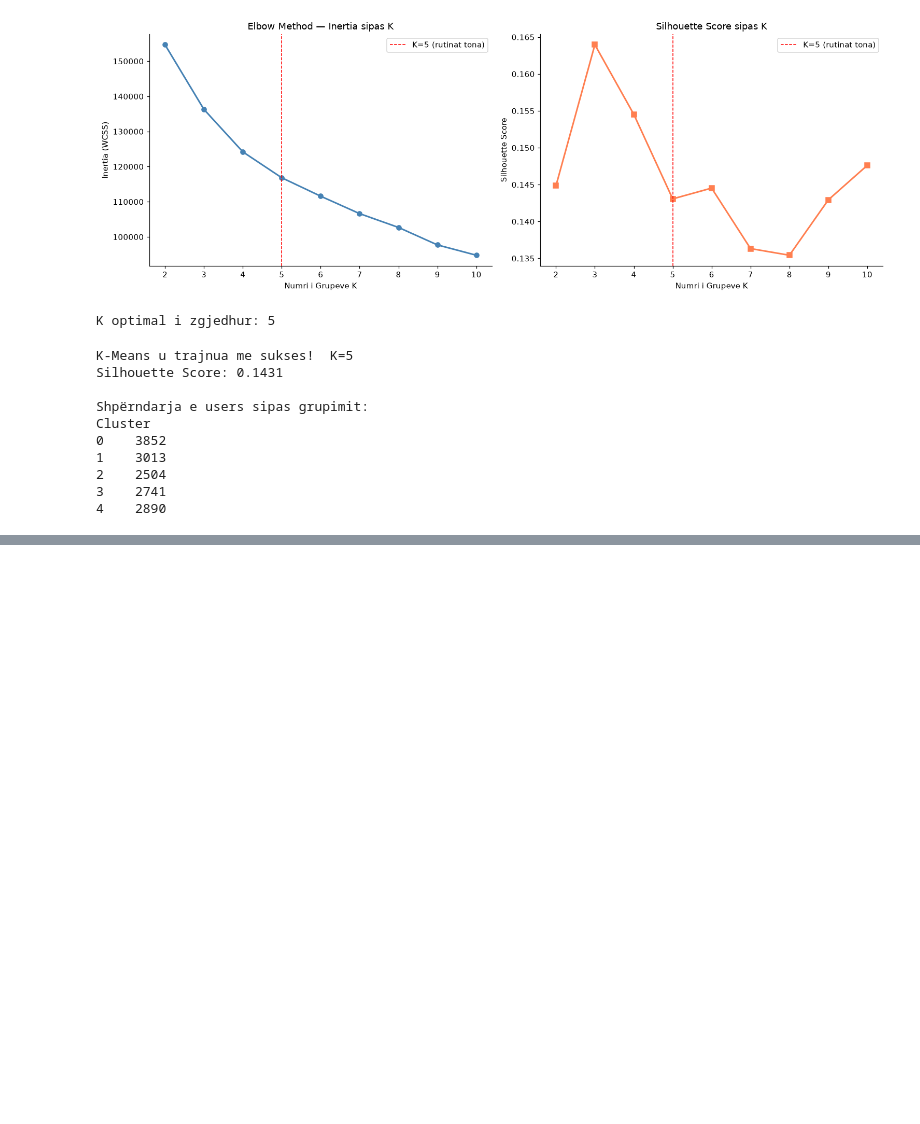
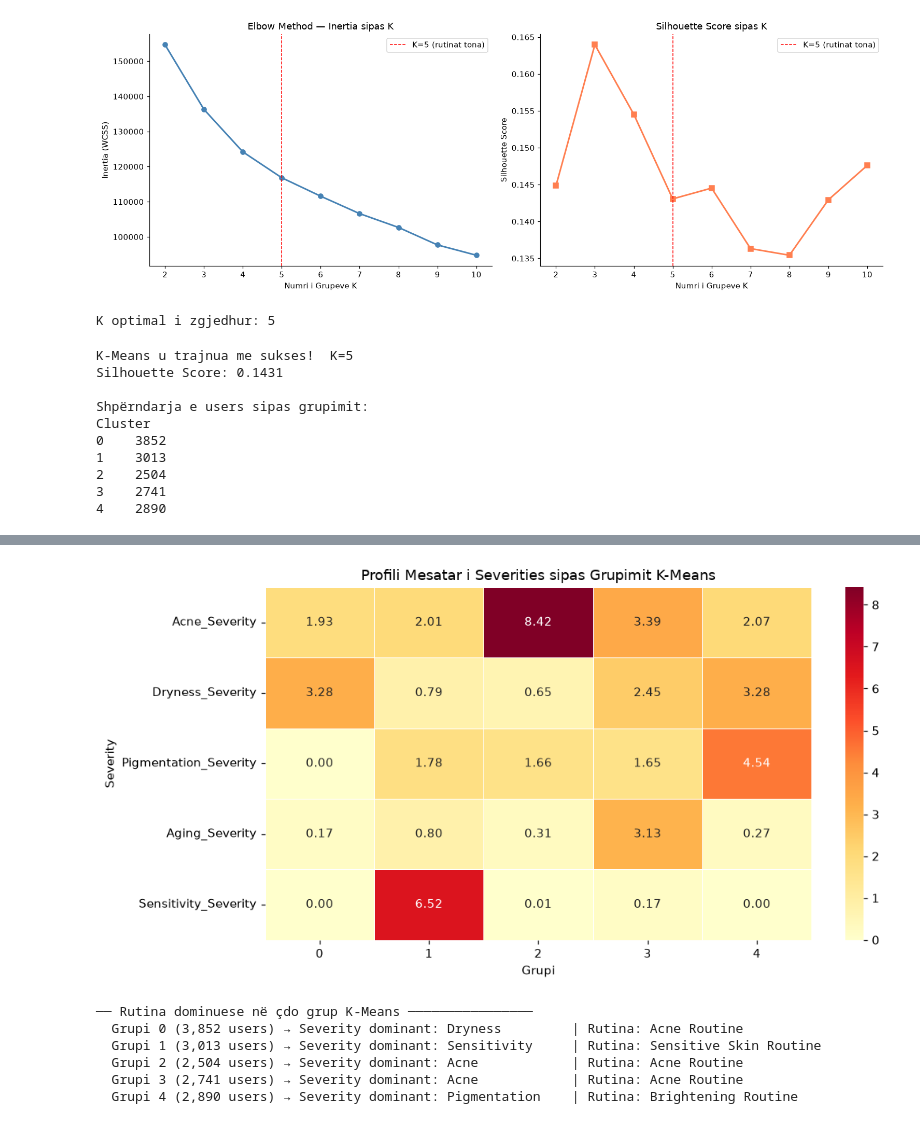
Before and after one commit to Sara587979/AI-Skincare-Personalization, a Jupyter notebook: skincare_ml.ipynb, the cells around one changed output, grey strips where cells are left out. Drawn from its saved outputs; the diff is of its cells as text; code cells hidden in the pictures; blank space fills up the shorter version.

```diff
--- a/skincare_ml.ipynb
+++ b/skincare_ml.ipynb
@@ -1365,0 +1403,31 @@ Cluster
+# %%
+# Profili mesatar i çdo grupi
+severity_cols_km = ['Acne_Severity', 'Dryness_Severity', 'Pigmentation_Severity',
+                    'Aging_Severity', 'Sensitivity_Severity']
+
+profile = users_clustered.groupby('Cluster')[severity_cols_km].mean().round(2)
+
+fig, ax = plt.subplots(figsize=(10, 5))
+sns.heatmap(profile.T, annot=True, fmt='.2f', cmap='YlOrRd',
+            linewidths=0.5, ax=ax)
+ax.set_title('Profili Mesatar i Severities sipas Grupimit K-Means')
+ax.set_xlabel('Grupi')
+ax.set_ylabel('Severity')
+plt.tight_layout()
+plt.show()
+
+print("── Rutina dominuese në çdo grup K-Means ────────────────")
+for i in range(optimal_k):
+    grp = users_clustered[users_clustered['Cluster'] == i]
+    dominant_routine  = grp['Routine'].value_counts().idxmax()
+    dominant_severity = profile.loc[i].idxmax().replace('_Severity', '')
+    n = len(grp)
+    print(f"  Grupi {i} ({n:,} users) → Severity dominant: {dominant_severity:<15} | Rutina: {dominant_routine}")
+# %% [output]
+[figure, added]
+── Rutina dominuese në çdo grup K-Means ────────────────
+  Grupi 0 (3,852 users) → Severity dominant: Dryness         | Rutina: Acne Routine
+  Grupi 1 (3,013 users) → Severity dominant: Sensitivity     | Rutina: Sensitive Skin Routine
+  Grupi 2 (2,504 users) → Severity dominant: Acne            | Rutina: Acne Routine
+  Grupi 3 (2,741 users) → Severity dominant: Acne            | Rutina: Acne Routine
+  Grupi 4 (2,890 users) → Severity dominant: Pigmentation    | Rutina: Brightening Routine
```
Also changed, not shown: parts of 1 cell of this notebook.
